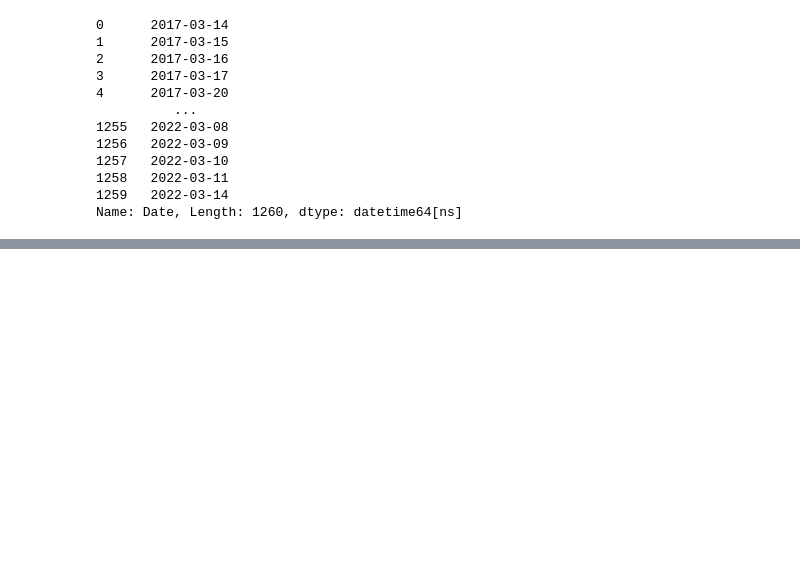
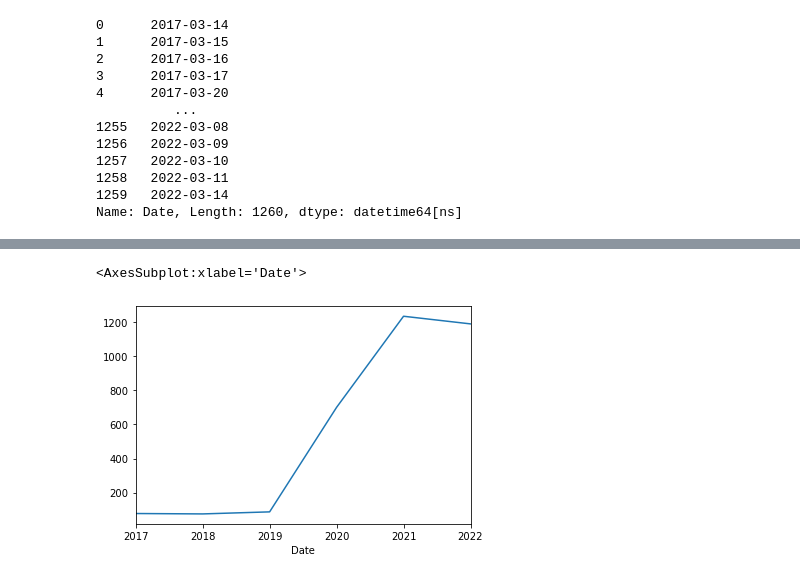
Before and after one commit to veerandra7/time_series_full_with_implementation, a Jupyter notebook: 01_time_series_eda.ipynb, the cells around one changed output, grey strips where cells are left out. Saved outputs shown, nothing was run; the diff lists cells and outputs as text; code cells hidden in the pictures; blank space fills up the shorter version.

```diff
--- a/01_time_series_eda.ipynb
+++ b/01_time_series_eda.ipynb
@@ -191,5 +191,3 @@ df_tesla.head()
 | 2 | 2017-03-16 | 53.150002 | 51.812000 | 52.480000 | 52.410000 | 35661000.0 | 52.410000 |
 | 3 | 2017-03-17 | 53.066002 | 52.240002 | 52.799999 | 52.299999 | 32487500.0 | 52.299999 |
 | 4 | 2017-03-20 | 52.910000 | 51.764000 | 52.119999 | 52.383999 | 18071500.0 | 52.383999 |
-# %%
-df_tesla.set_index('Date')
@@ -223,3 +206,5 @@ pd.to_datetime(df_tesla['Date'])
 1258   2022-03-11
 1259   2022-03-14
 Name: Date, Length: 1260, dtype: datetime64[ns]
+# %%
+df_tesla = df_tesla.set_index('Date')
@@ -225,0 +314,7 @@ Name: Date, Length: 1260, dtype: datetime64[ns]
+# %%
+# Year end frequency
+
+df_tesla.resample(rule='A').max()['Open'].plot()
+# %% [output]
+<AxesSubplot:xlabel='Date'>
+[figure, added]
```
Also changed, not shown: parts of 25 cells of this notebook.
